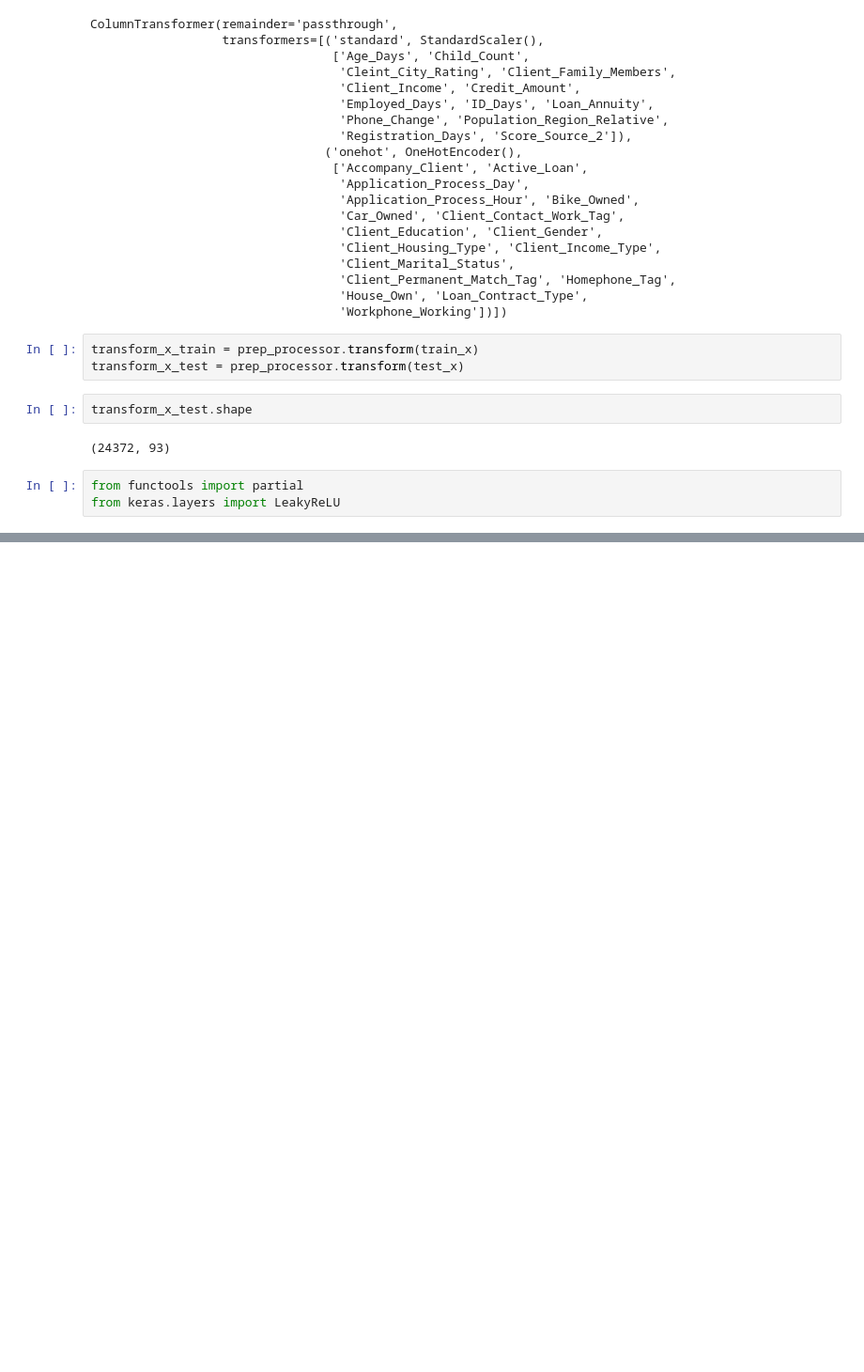
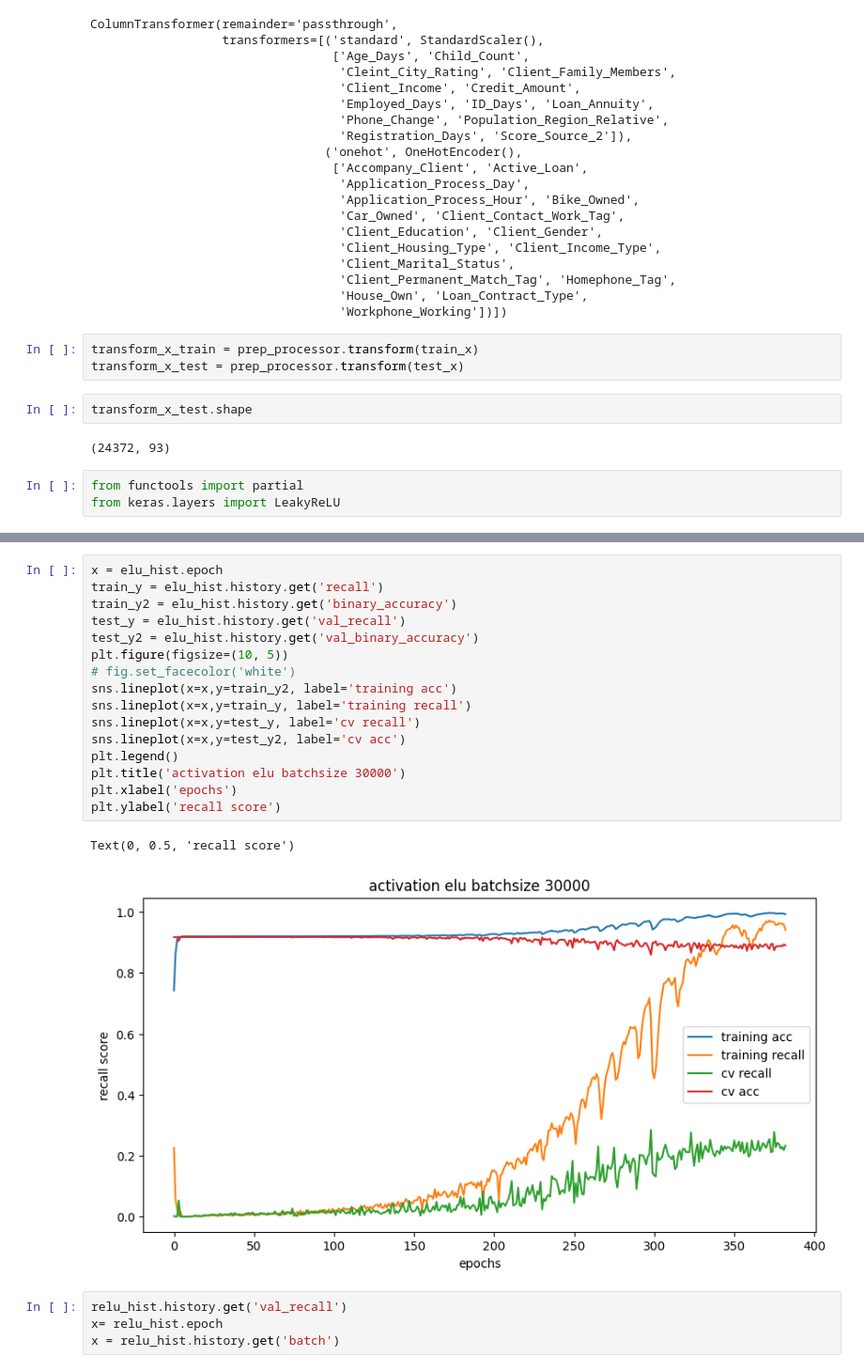
Before and after one commit to kimhyunso/semi_project, a Jupyter notebook: deep_learning.final.ipynb, the cells around one changed output, grey strips where cells are left out. Shown at 94% size. Drawn from its saved outputs; the diff is of its cells as text; blank space fills up the shorter version.

```diff
--- a/deep_learning.final.ipynb
+++ b/deep_learning.final.ipynb
@@ -222,0 +301,23 @@ INFO:tensorflow:Assets written to: deep_training\model_cp.ckpt\assets
+# %%
+x = elu_hist.epoch
+train_y = elu_hist.history.get('recall')
+train_y2 = elu_hist.history.get('binary_accuracy')
+test_y = elu_hist.history.get('val_recall')
+test_y2 = elu_hist.history.get('val_binary_accuracy')
+plt.figure(figsize=(10, 5))
+# fig.set_facecolor('white')
+sns.lineplot(x=x,y=train_y2, label='training acc')
+sns.lineplot(x=x,y=train_y, label='training recall')
+sns.lineplot(x=x,y=test_y, label='cv recall')
+sns.lineplot(x=x,y=test_y2, label='cv acc')
+plt.legend()
+plt.title('activation elu batchsize 30000')
+plt.xlabel('epochs')
+plt.ylabel('recall score')
+# %% [output]
+Text(0, 0.5, 'recall score')
+[figure, added]
+# %%
+relu_hist.history.get('val_recall')
+x= relu_hist.epoch
+x = relu_hist.history.get('batch')
```
Also changed, not shown: parts of 27 cells of this notebook.
